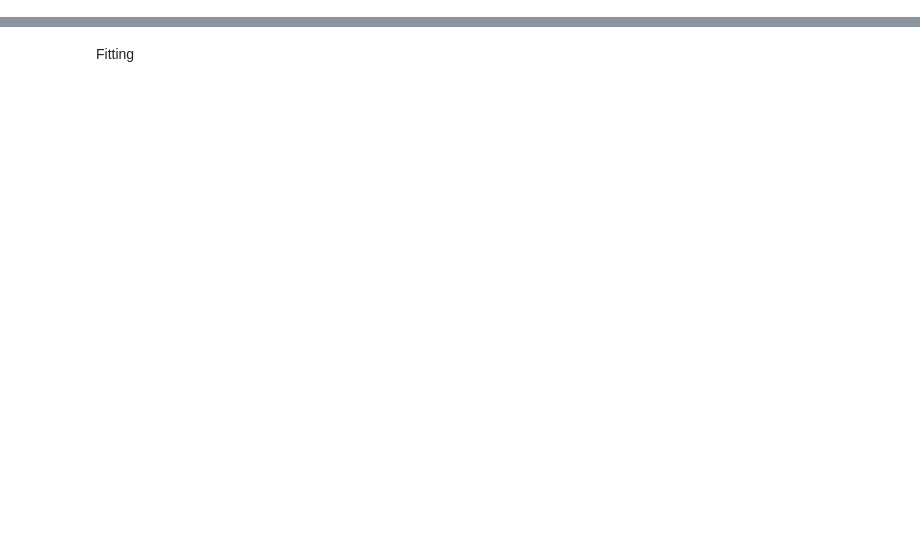
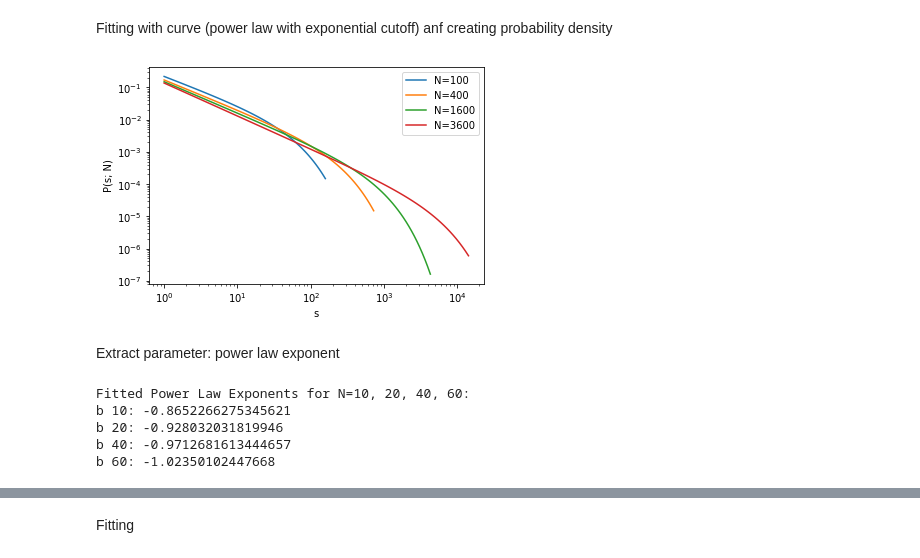
Before and after one commit to rkoevoets/complex-system-simulation, a Jupyter notebook: 2d grid network.ipynb, the cells around one changed output, grey strips where cells are left out. Drawn from its saved outputs; the diff is of its cells as text; code cells hidden in the pictures; blank space fills up the shorter version.

```diff
--- a/2d grid network.ipynb
+++ b/2d grid network.ipynb
@@ -104 +153,80 @@ plt.show()
+# %% [markdown]
+Fitting with curve (power law with exponential cutoff) anf creating probability density
+# %%
+# Define the model function
+def power_law_with_exponential_cutoff(x, a, b, c):
+    return a * x**b * np.exp(-c * x)
+
+# Perform curve fitting
+popt_20, pcov_20 = curve_fit(power_law_with_exponential_cutoff, avalanche_sizes_grid_20, frequencies_grid_20)
+popt_40, pcov_40 = curve_fit(power_law_with_exponential_cutoff, avalanche_sizes_grid_40, frequencies_grid_40)
+popt_60, pcov_60 = curve_fit(power_law_with_exponential_cutoff, avalanche_sizes_grid_60, frequencies_grid_60)
+
+popt_10, pcov_10 = curve_fit(power_law_with_exponential_cutoff, avalanche_sizes_grid_10, frequencies_grid_10)
+
+
+# Generate fitted curve values
+x_fit_20 = np.logspace(np.log10(min(avalanche_sizes_grid_20)), np.log10(max(avalanche_sizes_grid_20)), 100)
+y_fit_20 = power_law_with_exponential_cutoff(x_fit_20, *popt_20)
+x_fit_40 = np.logspace(np.log10(min(avalanche_sizes_grid_40)), np.log10(max(avalanche_sizes_grid_40)), 100)
+y_fit_40 = power_law_with_exponential_cutoff(x_fit_40, *popt_40)
+x_fit_60 = np.logspace(np.log10(min(avalanche_sizes_grid_60)), np.log10(max(avalanche_sizes_grid_60)), 100)
+y_fit_60 = power_law_with_exponential_cutoff(x_fit_60, *popt_60)
+
+x_fit_10 = np.logspace(np.log10(min(avalanche_sizes_grid_10)), np.log10(max(avalanche_sizes_grid_10)), 100)
+y_fit_10 = power_law_with_exponential_cutoff(x_fit_10, *popt_10)
+
+
+
+# Calculate normalization constant (integral over the defined range)
+norm_constant_20 = np.trapz(y_fit_20, x=x_fit_20)
+norm_constant_40 = np.trapz(y_fit_40, x=x_fit_40)
+norm_constant_60 = np.trapz(y_fit_60, x=x_fit_60)
+
+norm_constant_10 = np.trapz(y_fit_10, x=x_fit_10)
+
+
+# Normalize the fitted curve to obtain the PDF
+pdf_fit_20 = y_fit_20 / norm_constant_20
+pdf_fit_40 = y_fit_40 / norm_constant_40
+pdf_fit_60 = y_fit_60 / norm_constant_60
+pdf_fit_10 = y_fit_10 / norm_constant_10
+
+
+# Plot the original data and fitted PDF on a log-log scale
+plt.loglog(x_fit_10, pdf_fit_10, label='N=100')
+plt.loglog(x_fit_20, pdf_fit_20, label='N=400')
+plt.loglog(x_fit_40, pdf_fit_40, label='N=1600')
+plt.loglog(x_fit_60, pdf_fit_60, label='N=3600')
+
+plt.xlabel('s')
+plt.ylabel('P(s; N)')
+#plt.title('Fitted PDF of Power Law with Exponential Cutoff')
+plt.legend()
+plt.savefig('2d_grid_graph_probability.png', dpi = 300)
+
+plt.show()
+# %% [output]
+[figure, added]
+# %% [markdown]
+Extract parameter: power law exponent
+# %%
+# Extract the fitted parameters
+a_10, b_10, c_10 = popt_10
+a_20, b_20, c_20 = popt_20
+a_40, b_40, c_40 = popt_40
+a_60, b_60, c_60 = popt_60
+
+# Print the fitted parameters
+print("Fitted Power Law Exponents for N=10, 20, 40, 60:")
+print(f"b 10: {b_10}")
+print(f"b 20: {b_20}")
+print(f"b 40: {b_40}")
+print(f"b 60: {b_60}")
+# %% [output]
+Fitted Power Law Exponents for N=10, 20, 40, 60:
+b 10: -0.8652266275345621
+b 20: -0.928032031819946
+b 40: -0.9712681613444657
+b 60: -1.02350102447668
 # %%
```
Also changed, not shown: parts of 23 cells of this notebook, 6 other files.
